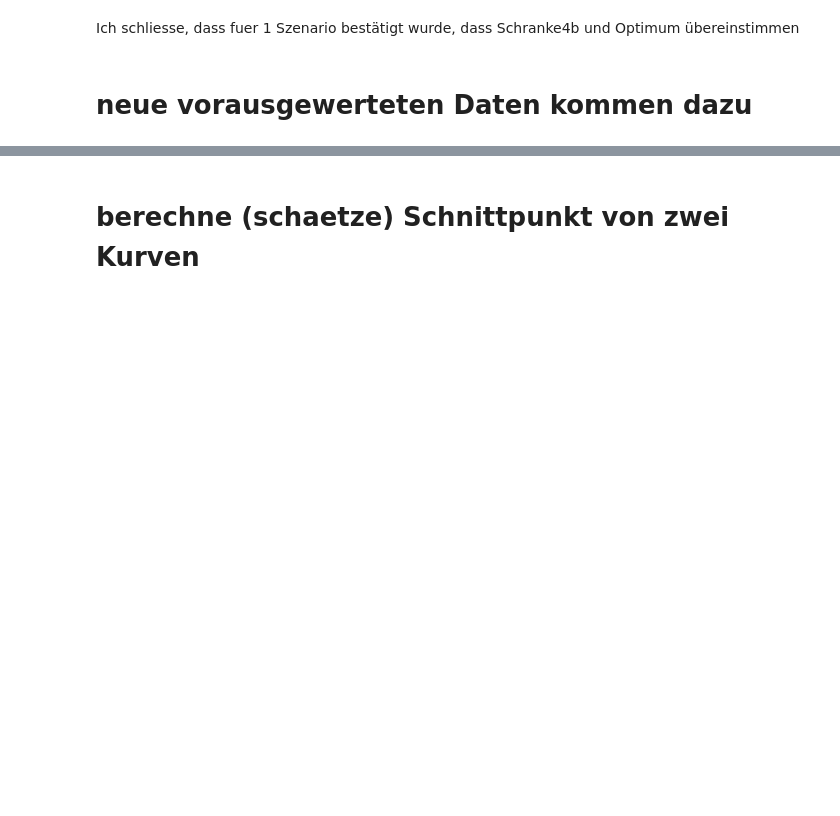
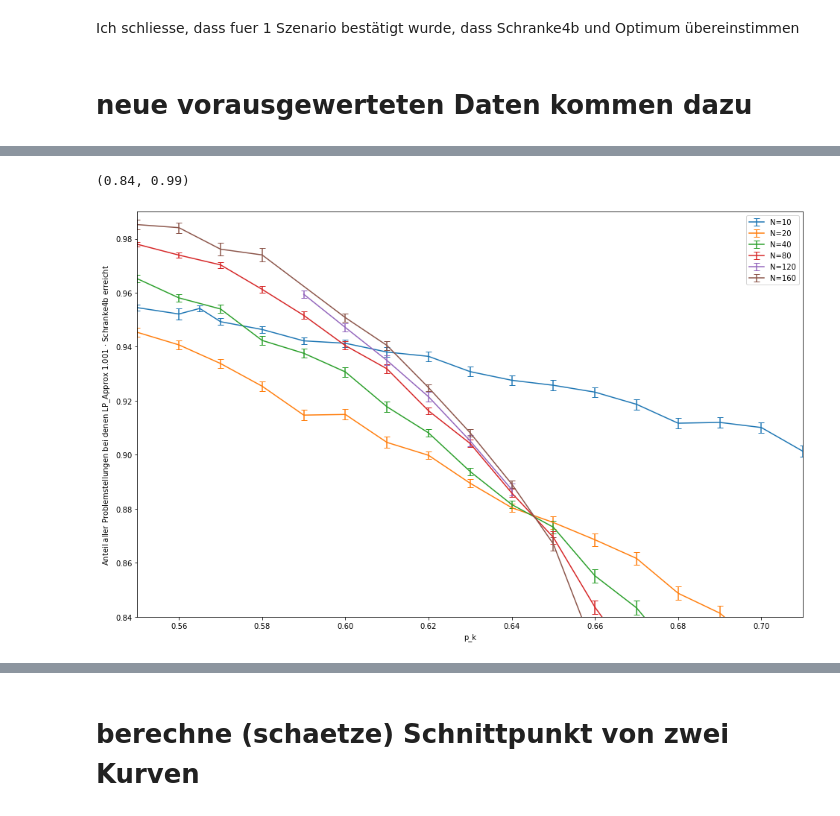
Before and after one commit to T3K14/Masterarbeit-Auswertung, a Jupyter notebook: KFC2.ipynb, the cells around one changed output, grey strips where cells are left out. Cells and saved outputs as stored; diff of their text form; code cells hidden in the pictures; blank space fills up the shorter version.

```diff
--- a/KFC2.ipynb
+++ b/KFC2.ipynb
@@ -158,10 +130,0 @@ fertig!
-# %%
-fig, ax = plt.subplots(figsize=(16,10))
-
-for n in sorted(data2.keys()):
-    ax.scatter(data2[n].id_values, data2[n].anteil_ganz_geloest, label=f'N={n}')
-
-ax.set_xlabel('p_k', fontsize=20)
-ax.set_ylabel('$r_{sol}$', fontsize=20)
-ax.set_title('2 Szenarios, KFC2(p_k)', fontsize=20)
-ax.legend(fontsize=20)
@@ -248,10 +160,4 @@ Ich schliesse, dass fuer 1 Szenario bestätigt wurde, dass Schranke4b und Optimu
 # %%
 # lese vorausgewertete Daten ein
 pv = r'D:\Uni\Masterarbeit\Daten\KFC2\1_scenario\Vorauswertungen'
-
-data1_vor = {}
-
-for ho in os.listdir(pv):
-#     print(ho)
-    n = int(ho.split("_")[1])
-    data1_vor[n] = auswertung_ma.Read_HO(os.path.join(pv, ho), 'p', -2, read_vorauswertung=True)
+data1_vor = auswertung_ma.read_vorauswertung(pv, id='p', id_stelle=-2)
@@ -358,0 +164,26 @@ ax.set_xlim([0.49,.81])
+# %%
+fig, ax = plt.subplots(figsize=(16,10))
+alpha=1.001
+alg='LP_Approx'
+
+pcs1 = auswertung_ma.prepare_alg_vs_schranke_data(data1, data1_vor, alg, alpha)
+
+for n in sorted(pcs1.keys()):
+
+    ax.errorbar(pcs1[n].ids, pcs1[n].props, yerr=pcs1[n].std_dev, capsize=4, label=f'N={n}')
+
+ax.legend()
+
+ax.set_xlabel('p_k')
+ax.set_ylabel(f'Anteil aller Problemstellungen bei denen LP_Approx {alpha} $\cdot$ Schranke4b erreicht')
+
+# ax.set_xlim([0.615,.65])
+# ax.set_ylim([0.86, 0.91])
+
+ax.set_xlim([0.55,.71])
+ax.set_ylim([0.84, 0.99])
+
+# plt.savefig('pk_uebergang_lp.png', dpi=300, facecolor=[1,1,1,1])
+# %% [output]
+(0.84, 0.99)
+[figure, added]
```
Also changed, not shown: parts of 23 cells of this notebook, 11 other files.
